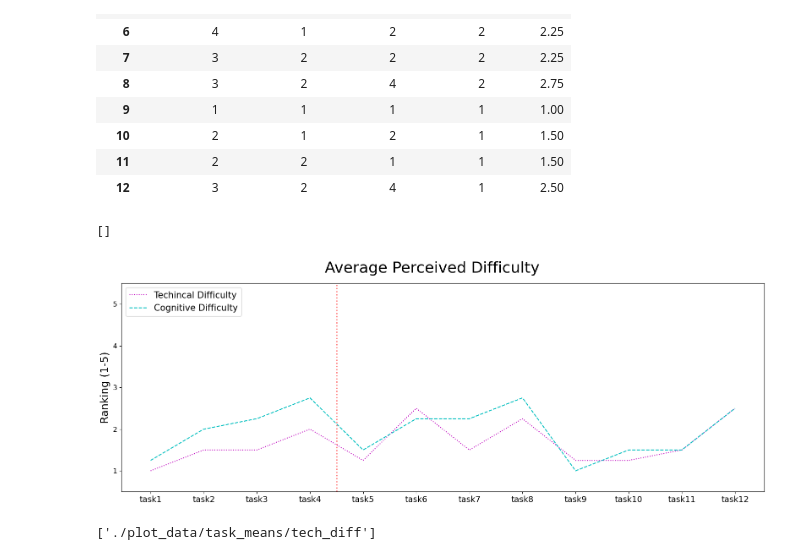
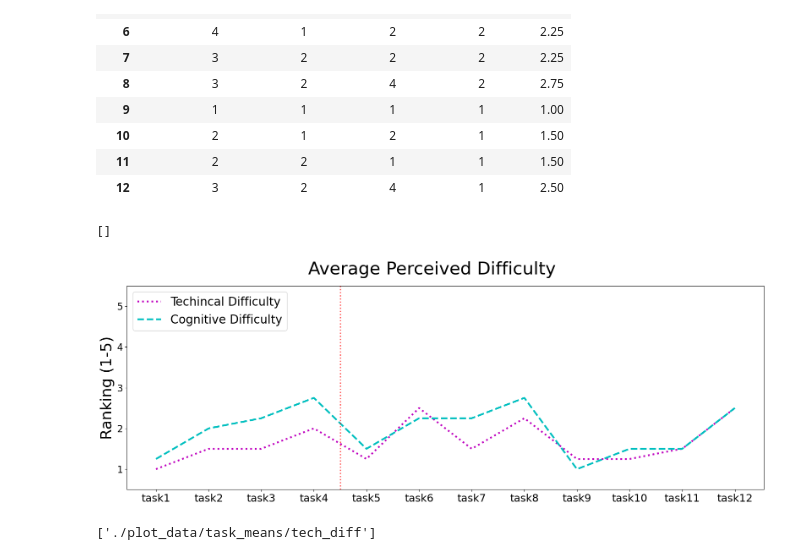
Before and after one commit to wnetzel/Pilot-Study, a Jupyter notebook: Notebooks/Questionnaire.ipynb, the cells around one changed output. Drawn from its saved outputs; the diff is of its cells as text; code cells hidden in the pictures.

```diff
--- a/Notebooks/Questionnaire.ipynb
+++ b/Notebooks/Questionnaire.ipynb
@@ -132,32 +132,32 @@ cogn_diff
 # %%
 fig, ax = plt.subplots(figsize=(16,6))
 
-fig.suptitle('Average Perceived Difficulty', fontsize=26)
+fig.suptitle('Average Perceived Difficulty', fontsize=30)
 
-ax.plot(labels, tech_diff['task_mean'], ':m', label='Techincal Difficulty')
-ax.plot(labels, cogn_diff['task_mean'], '--c', label='Cognitive Difficulty')
+ax.plot(labels, tech_diff['task_mean'], ':m', lw=3, label='Techincal Difficulty')
+ax.plot(labels, cogn_diff['task_mean'], '--c', lw=3, label='Cognitive Difficulty')
 
 ax.set_ylim(0.5,5.5)
 
-ax.set_ylabel('Ranking (1-5)', fontsize=18)
+ax.set_ylabel('Ranking (1-5)', fontsize=26)
 
 # Border between Impro and Scales
-ax.axvline(x=3.5, ls=':', lw=2, c='r', alpha=0.5)
+ax.axvline(x=3.5, ls=':', lw=2, c='r', alpha=0.7)
 
-ax.legend(fontsize=15, loc=2)
+ax.legend(fontsize=20, loc=2)
 
-plt.xticks(fontsize=14)
-plt.yticks(fontsize=12)
+plt.xticks(fontsize=18)
+plt.yticks(fontsize=16)
 
 # Only ticks from 1-5
 ax.set_yticks(np.arange(1, 6))
 
 plt.tight_layout()
 plt.savefig("./plots/quest_avg.pdf")
 plt.plot()
 # %% [output]
 []
-[figure, old version]
+[figure, new version]
 # %%
 joblib.dump(difficulty_df, "./plot_data/difficulty_df")
 joblib.dump(cogn_diff, "./plot_data/cogn_diff")
```
Also changed, not shown: 16 other files.
